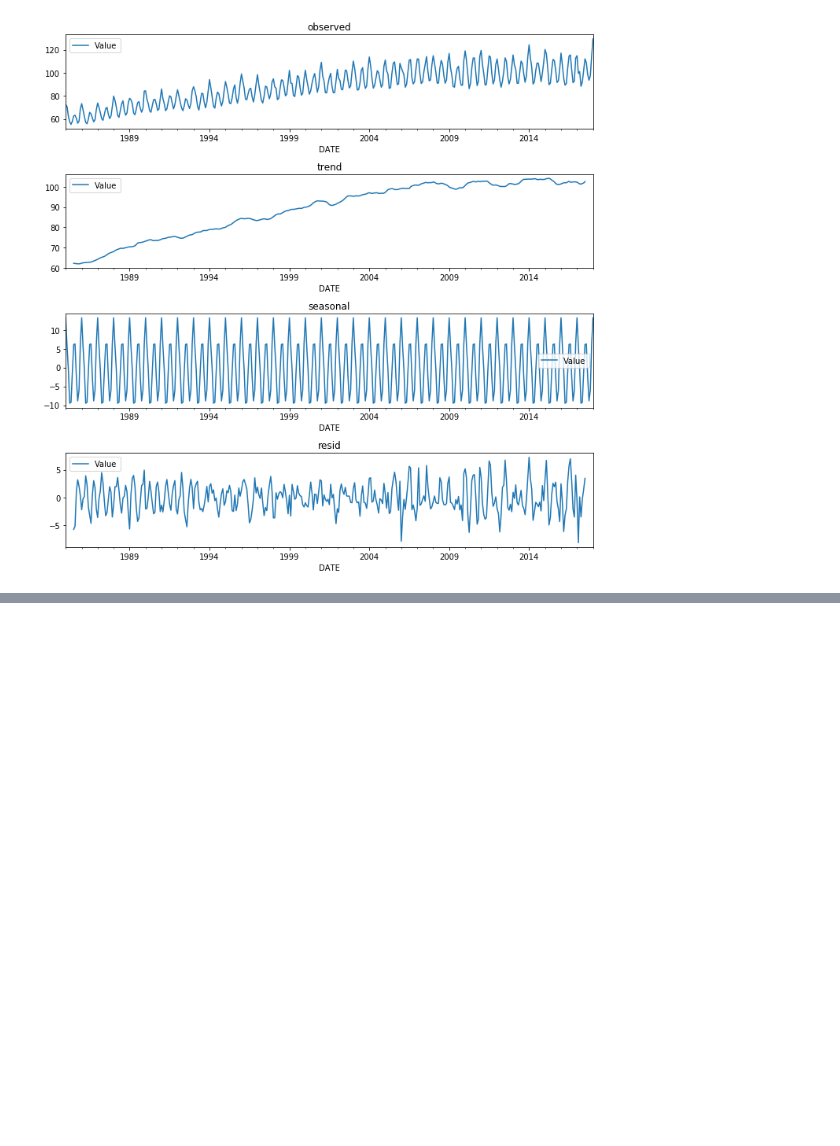
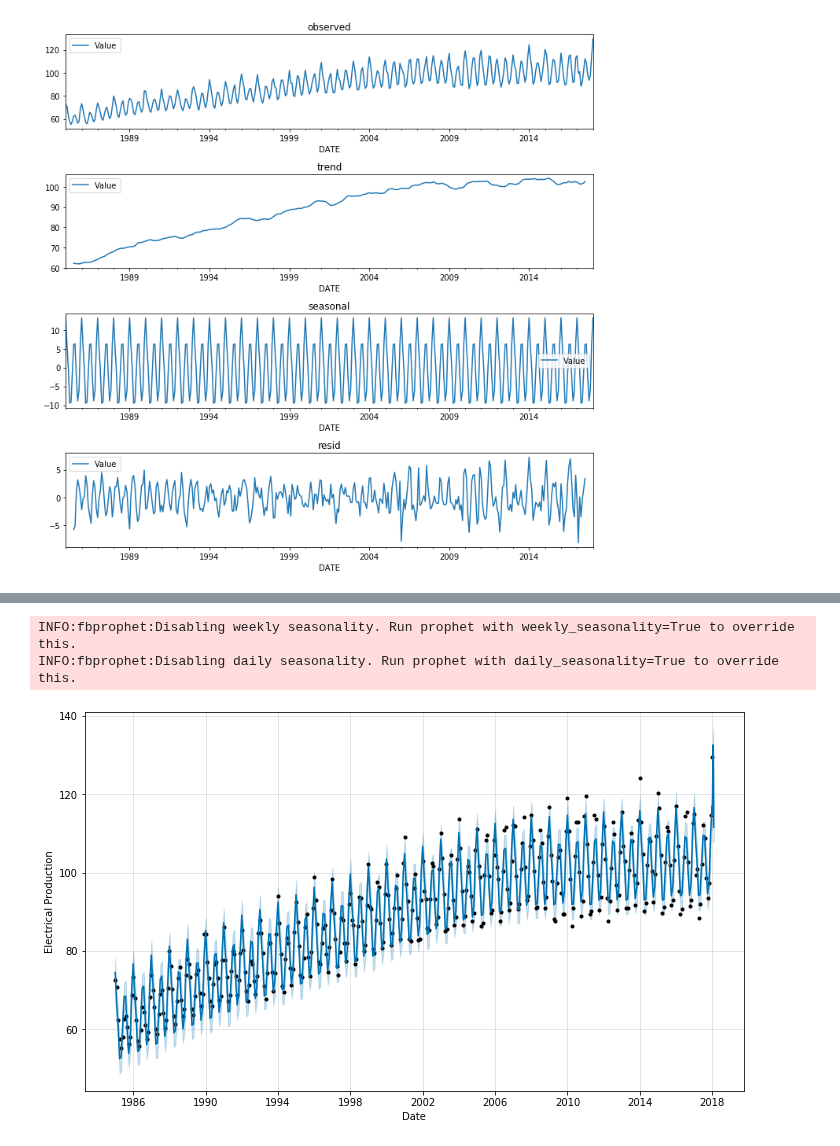
Before and after one commit to ItamarRocha/Machine-Learning-and-Data-Analysis, a Jupyter notebook: TimeSeries/Untitled.ipynb, the cells around one changed output, grey strips where cells are left out. Cells and saved outputs as stored; diff of their text form; code cells hidden in the pictures; blank space fills up the shorter version.

```diff
--- a/TimeSeries/Untitled.ipynb
+++ b/TimeSeries/Untitled.ipynb
@@ -86,0 +141,20 @@ plt.tight_layout()
+# %%
+prophet_df = df.reset_index().rename(columns={'DATE':'ds', 'Value':'y'})
+
+model = Prophet()
+model.add_country_holidays(country_name='BR')
+model.fit(prophet_df)
+
+# days prediction range
+future = model.make_future_dataframe(periods=30)
+
+#forecasting
+forecast = model.predict(future)
+# %% [output]
+INFO:fbprophet:Disabling weekly seasonality. Run prophet with weekly_seasonality=True to override this.
+INFO:fbprophet:Disabling daily seasonality. Run prophet with daily_seasonality=True to override this.
+# %%
+# visualizing
+model.plot(forecast, xlabel='Date', ylabel='Electrical Production');
+# %% [output]
+[figure, added]
```
Also changed, not shown: parts of 9 cells of this notebook.
